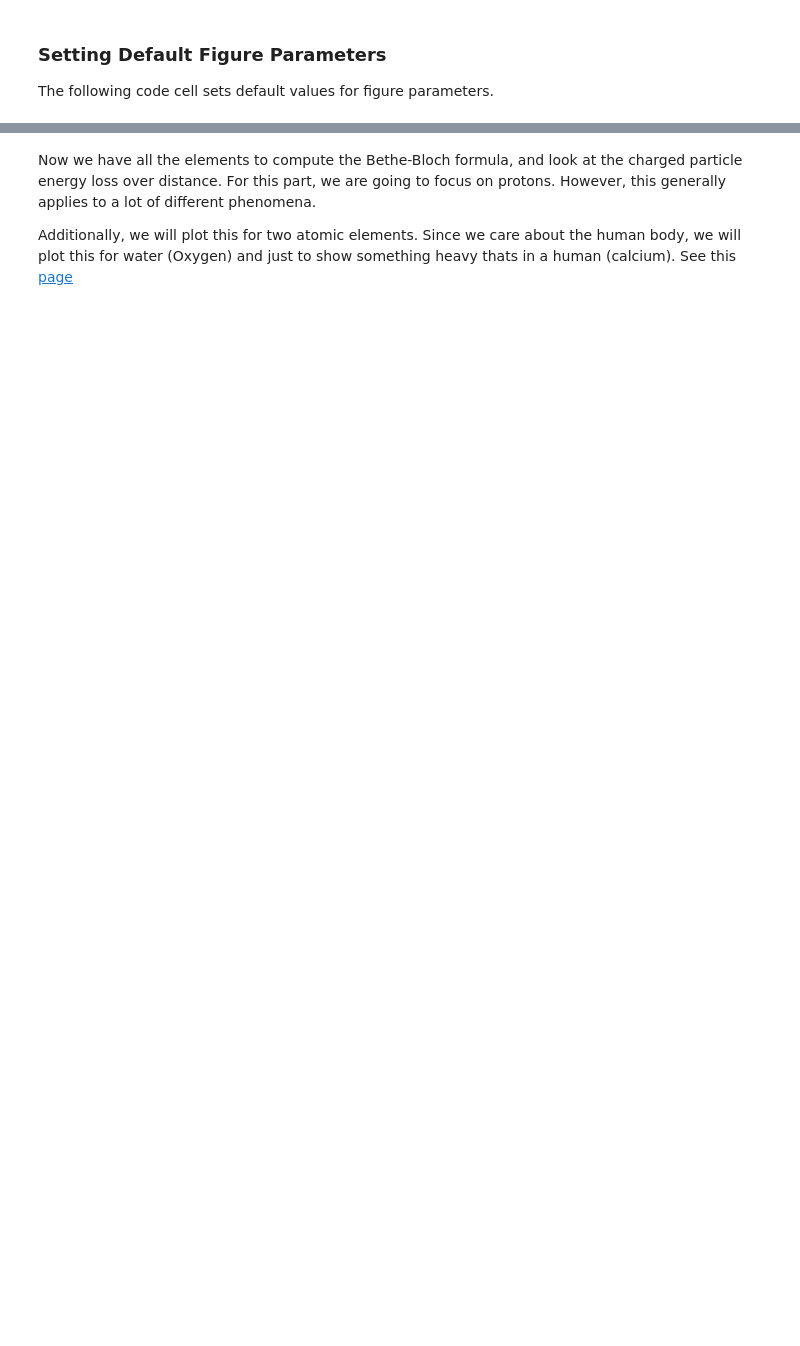
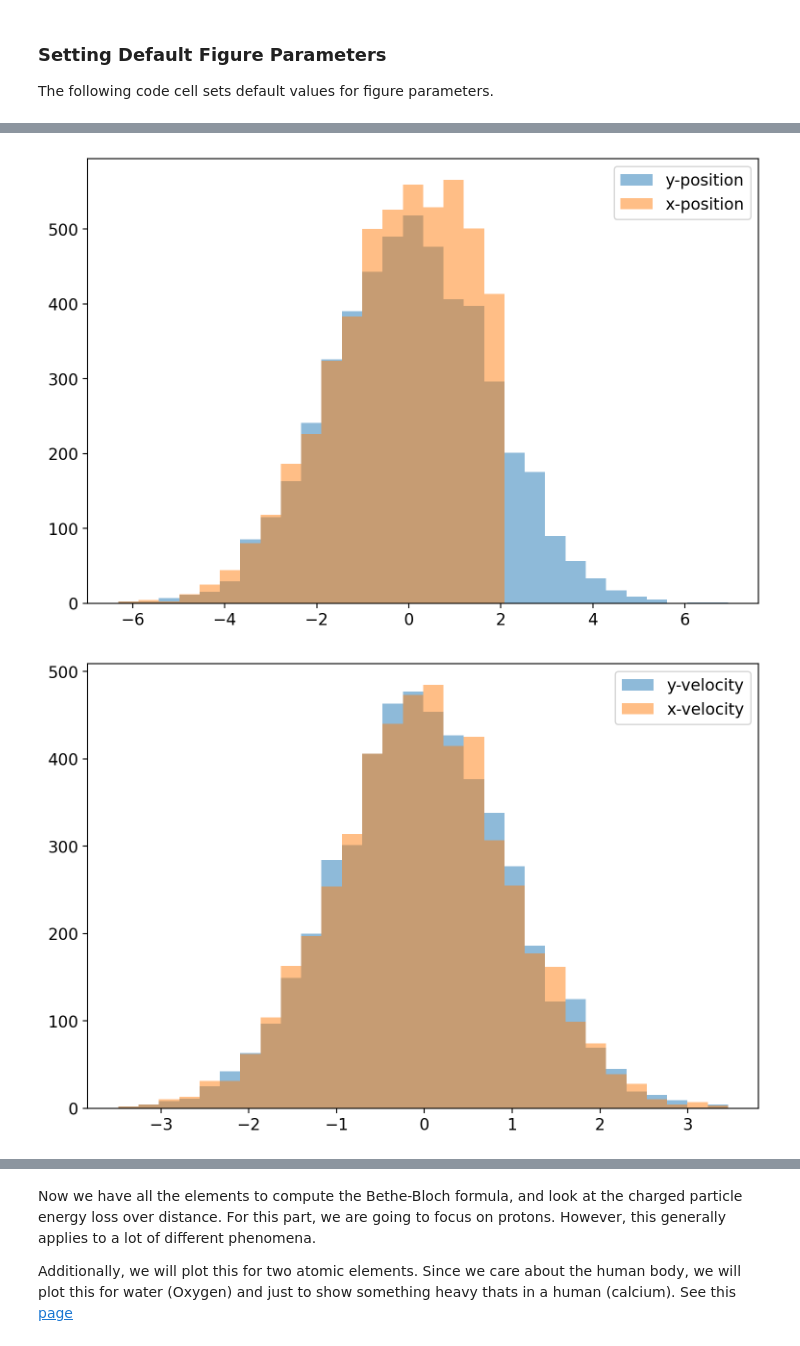
Before and after one commit to mit-physics-data/lectures, a Jupyter notebook: lecture19/Lecture19.ipynb, the cells around one changed output, grey strips where cells are left out. Cells and saved outputs as stored; diff of their text form; code cells hidden in the pictures; blank space fills up the shorter version.

```diff
--- a/lecture19/Lecture19.ipynb
+++ b/lecture19/Lecture19.ipynb
@@ -50,0 +214,18 @@ plt.rc('figure', titlesize=large_size)    # figure title
+# %%
+def MCSim(sigmav=1,nsteps=10000,ntoys=5000,dt=0.01,iDump=True):
+    partpos=np.zeros((ntoys,2)) #x and y
+    partvel=np.random.normal(0,1,(ntoys,2))
+    print("velocity Before:",np.mean(np.sqrt(partvel[:,0]**2+partvel[:,1]**2)))
+    for t0 in range(nsteps):
+        opartvel = np.random.normal(0,1,(ntoys,2))
+        partpos += partvel*dt
+        comvel   = 0.5*(partvel + opartvel)
+        difvel   = 0.5*(partvel - opartvel)
+        theta = np.random.uniform(0,2.*np.pi,ntoys)
+        R     = np.array(((np.cos(theta), -1*np.sin(theta)), (np.sin(theta), np.cos(theta))))
+        RMat  = np.swapaxes(R,0,2)
+        tmp=np.einsum('BNi,Bi ->BN', RMat, difvel)
+        partvel = comvel+tmp
+
+    print("velocity After:",np.mean(np.sqrt(partvel[:,0]**2+partvel[:,1]**2)))
+MCSim()
@@ -50,0 +260,31 @@ plt.rc('figure', titlesize=large_size)    # figure title
+# %%
+def MCSim(sigmav=1,nsteps=10000,ntoys=5000,dt=0.01,iDump=True):
+    partpos=np.zeros((ntoys,2)) #x and y
+    partvel=np.random.normal(0,1,(ntoys,2))
+    for t0 in range(nsteps):
+        opartvel = np.random.normal(0,1,(ntoys,2))
+        partpos += partvel*dt
+        comvel   = 0.5*(partvel + opartvel)
+        difvel   = 0.5*(partvel - opartvel)
+        theta = np.random.uniform(0,2.*np.pi,ntoys)
+        R     = np.array(((np.cos(theta), -1*np.sin(theta)), (np.sin(theta), np.cos(theta))))
+        RMat  = np.swapaxes(R,0,2)
+        #tmp2=np.matmul(RMat[0],difvel[0])
+        tmp=np.einsum('BNi,Bi ->BN', RMat, difvel)
+        #Now, lets add our velocity if its not at the well
+        partvel[partpos[:,0] < 2] = comvel[partpos[:,0] < 2]+tmp[partpos[:,0] < 2]
+        #And lets flip it if it is at the wall
+        partvel[partpos[:,0] > 2] = -partvel[partpos[:,0] > 2]
+    if iDump:
+        _,bins,_=plt.hist(partpos[:,1],bins=30,alpha=0.5,label='y-position')
+        plt.hist(partpos[:,0],bins=bins,alpha=0.5,label='x-position')
+        plt.legend()
+        plt.show()
+        _,bins,_=plt.hist(partvel[:,1],bins=30,alpha=0.5,label='y-velocity')
+        plt.hist(partvel[:,0],bins=bins,alpha=0.5,label='x-velocity')
+        plt.legend()
+        plt.show()
+MCSim()
+# %% [output]
+[figure, added]
+[figure, added]
```
Also changed, not shown: parts of 138 cells of this notebook, 1 other file.
